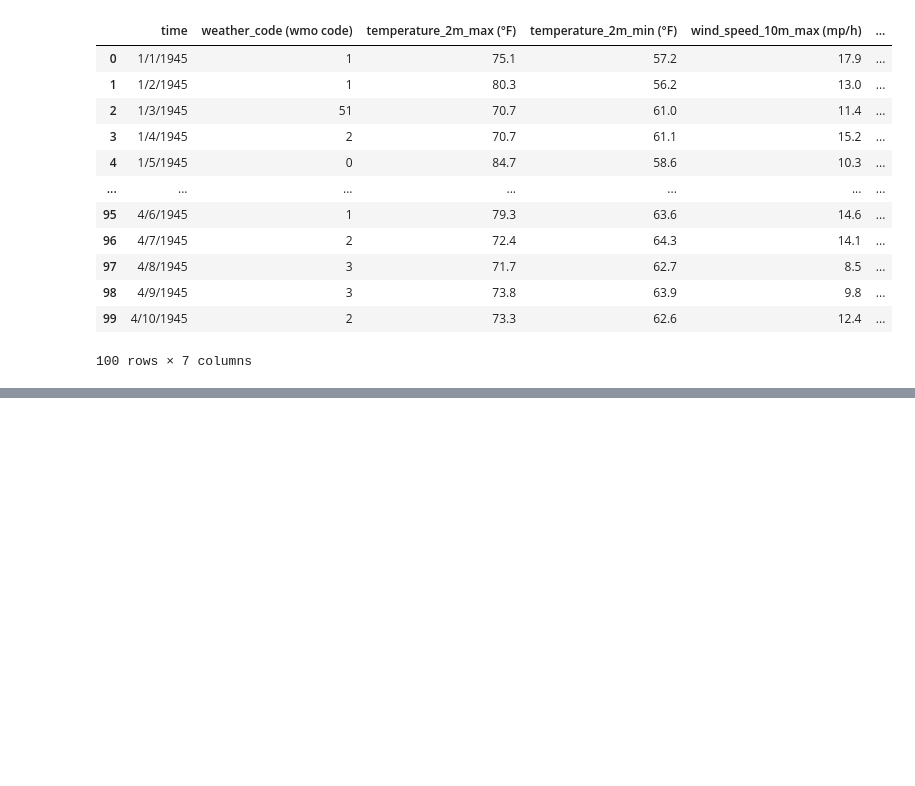
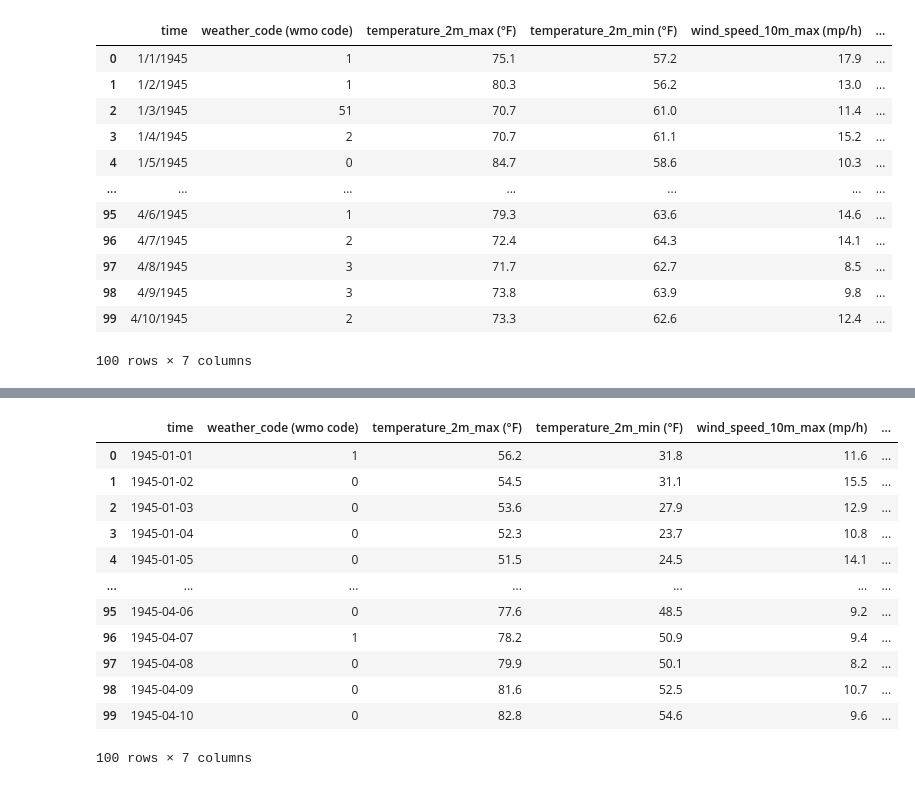
Before and after one commit to cpparker823/Project_1_Hurricanes, a Jupyter notebook: cleaning_script.ipynb, the cells around one changed output, grey strips where cells are left out. Drawn from its saved outputs; the diff is of its cells as text; code cells hidden in the pictures; blank space fills up the shorter version.

```diff
--- a/cleaning_script.ipynb
+++ b/cleaning_script.ipynb
@@ -59,0 +62,19 @@ final_df
+# %%
+#Run Desert averages analysis
+Desert_Temps = Path("Desert_Temps.csv")
+desert_df = pd.read_csv(Desert_Temps)
+desert_df.head(100)
+# %% [output]
+|  | time | weather_code (wmo code) | temperature_2m_max (°F) | temperature_2m_min (°F) | wind_speed_10m_max (mp/h) | ... |
+| 0 | 1945-01-01 | 1 | 56.2 | 31.8 | 11.6 | ... |
+| 1 | 1945-01-02 | 0 | 54.5 | 31.1 | 15.5 | ... |
+| 2 | 1945-01-03 | 0 | 53.6 | 27.9 | 12.9 | ... |
+| 3 | 1945-01-04 | 0 | 52.3 | 23.7 | 10.8 | ... |
+| 4 | 1945-01-05 | 0 | 51.5 | 24.5 | 14.1 | ... |
+| ... | ... | ... | ... | ... | ... | ... |
+| 95 | 1945-04-06 | 0 | 77.6 | 48.5 | 9.2 | ... |
+| 96 | 1945-04-07 | 1 | 78.2 | 50.9 | 9.4 | ... |
+| 97 | 1945-04-08 | 0 | 79.9 | 50.1 | 8.2 | ... |
+| 98 | 1945-04-09 | 0 | 81.6 | 52.5 | 10.7 | ... |
+| 99 | 1945-04-10 | 0 | 82.8 | 54.6 | 9.6 | ... |
+100 rows × 7 columns
```
Also changed, not shown: parts of 7 cells of this notebook, 3 other files.
